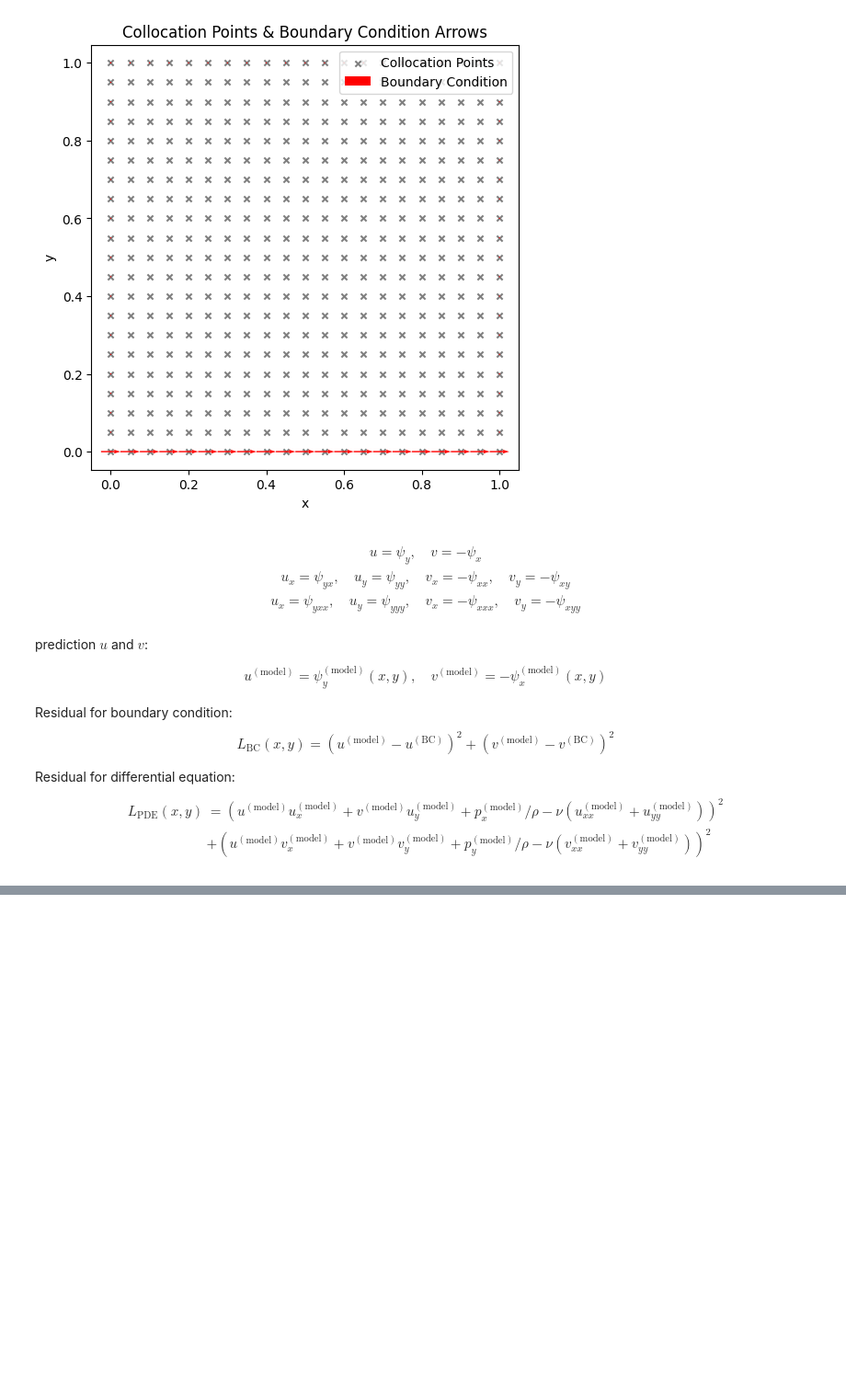
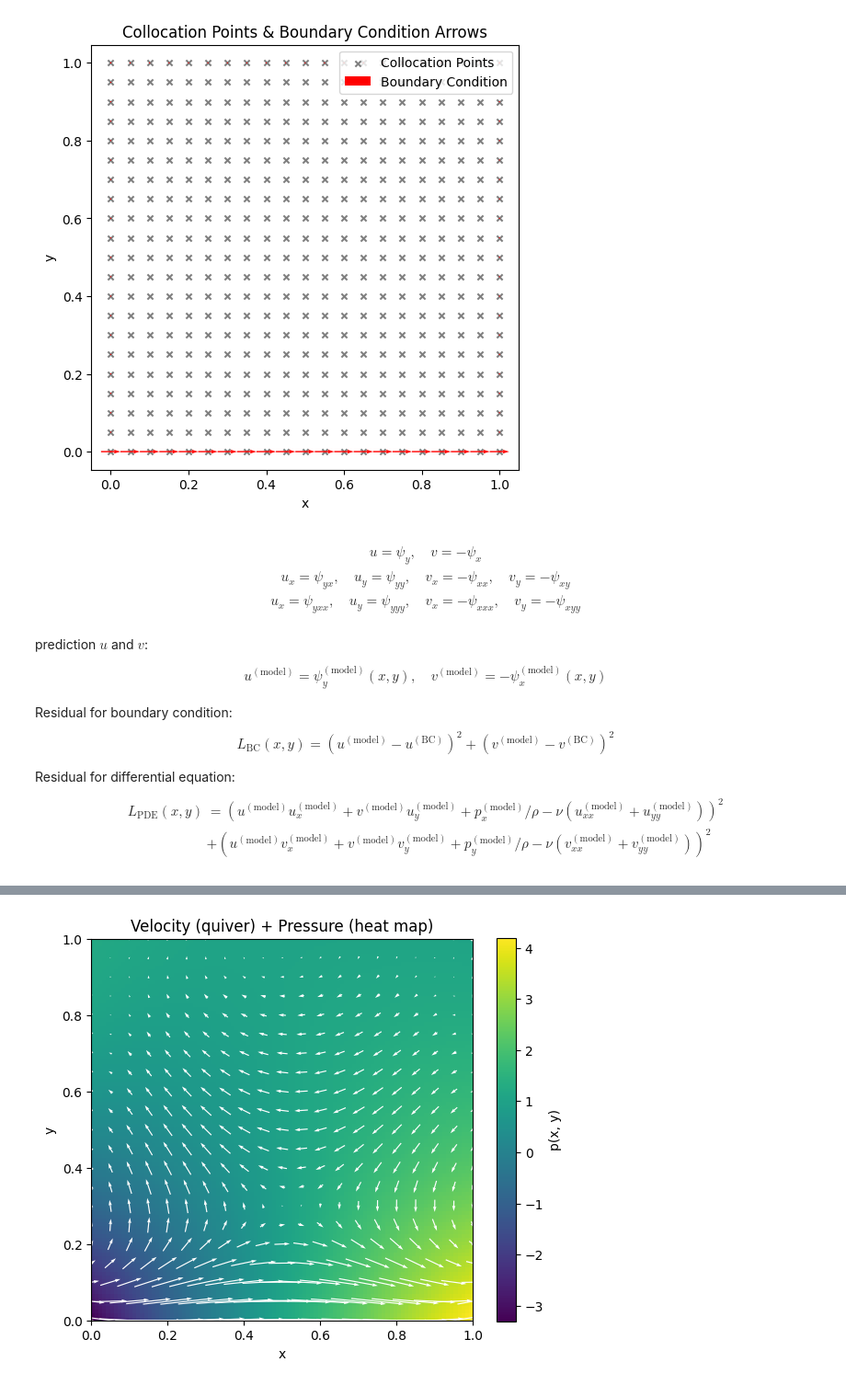
Before and after one commit to pco0511/ph413-comp-ph, a Jupyter notebook: homeworks/HW6/ODE_2_assignment.ipynb, the cells around one changed output, grey strips where cells are left out. Shown at 92% size. Saved outputs shown, nothing was run; the diff lists cells and outputs as text; code cells hidden in the pictures; blank space fills up the shorter version.

```diff
--- a/homeworks/HW6/ODE_2_assignment.ipynb
+++ b/homeworks/HW6/ODE_2_assignment.ipynb
@@ -104,26 +147,25 @@ plt.show()
 # %%
 # YOUR CODE HERE (30pts)
-
-# YOUR NEURAL NETWORK DESIGN AND LOSS WITH RESIDUAL CODE HERE
 
 class PINN(eqx.Module):
     mlp: eqx.nn.MLP
 
     def __init__(self, key):
-        hidden_depth = 5
-        hidden_width = 48
 
-        self.mlp = eqx.nn.MLP(
+        self.net = ResMLP(
             in_size=2,
             out_size=2,
-            width_size=hidden_width,
-            depth=hidden_depth,
-            activation=jax.nn.swish,
+            width_size=64,
+            depth=5,
+            activation=jax.nn.tanh,
             key=key
         )
 
     def __call__(self, x, y):
-        psi, p = self.mlp(jnp.array([x, y]))
+        xy = jnp.stack((x, y), axis=-1)
+        out = self.net(xy)
+        psi = out[..., 0]
+        p   = out[..., 1]
         return psi, p
 # %% [markdown]
 \begin{gather}
@@ -268,7 +303,7 @@ loss: 0.2503837
 n_epochs = 20000
 schedule = optax.piecewise_constant_schedule(
     init_value=1e-3,
-    boundaries_and_scales={1000: 0.5, 5000: 0.5, 10000: 0.5}
+    boundaries_and_scales={2000: 0.1}
 )
 optim = optax.adamw(schedule)
 
@@ -279,0 +311,57 @@ model = train(model, dataset, optim, n_epochs)
+# %%
+# VISUALIZATION (10pts)
+import numpy as np
+import matplotlib.pyplot as plt
+
+
+psi_fn = lambda x, y: model(x, y)[0]
+p_fn   = lambda x, y: model(x, y)[1]
+
+psi_x  = jax.grad(psi_fn, 0)
+psi_y  = jax.grad(psi_fn, 1)
+
+n = 101
+x = np.linspace(0, 1, n)
+y = np.linspace(0, 1, n)
+X, Y = np.meshgrid(x, y, indexing="xy")
+Xf = X.ravel()       # (n*n,)
+Yf = Y.ravel()
+
+U = jax.vmap(psi_y)(Xf, Yf).reshape(n, n)
+V = jax.vmap(psi_x)(Xf, Yf).reshape(n, n)
+P = jax.vmap(p_fn)(Xf, Yf).reshape(n, n)
+
+fig, ax = plt.subplots(figsize=(6, 5))
+
+# pressure heat map
+im = ax.imshow(
+    P,
+    origin="lower",
+    extent=[0, 1, 0, 1],
+    cmap="viridis",
+    aspect="equal"
+)
+cbar = fig.colorbar(im, ax=ax, label="p(x, y)")
+
+# velocity quiver
+step = 5
+ax.quiver(
+    X[::step, ::step],
+    Y[::step, ::step],
+    U[::step, ::step],
+    V[::step, ::step],
+    color="white",
+    scale_units="xy",
+    angles="xy",
+    pivot='mid',
+    scale=5.0
+)
+
+ax.set_xlabel("x")
+ax.set_ylabel("y")
+ax.set_title("Velocity (quiver) + Pressure (heat map)")
+
+plt.tight_layout()
+plt.show()
+# %% [output]
+[figure, added]
```
Also changed, not shown: parts of 5 cells of this notebook.
